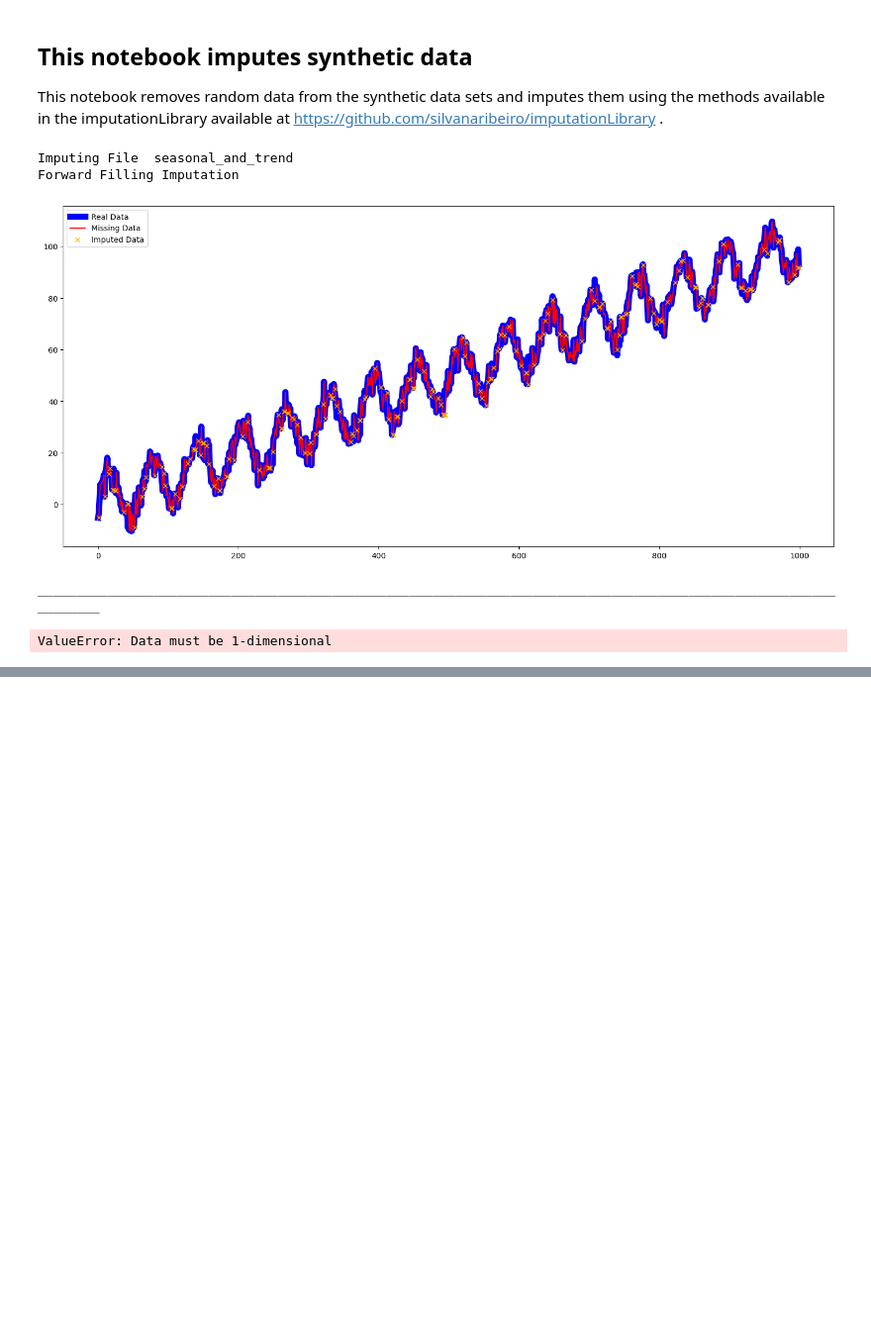
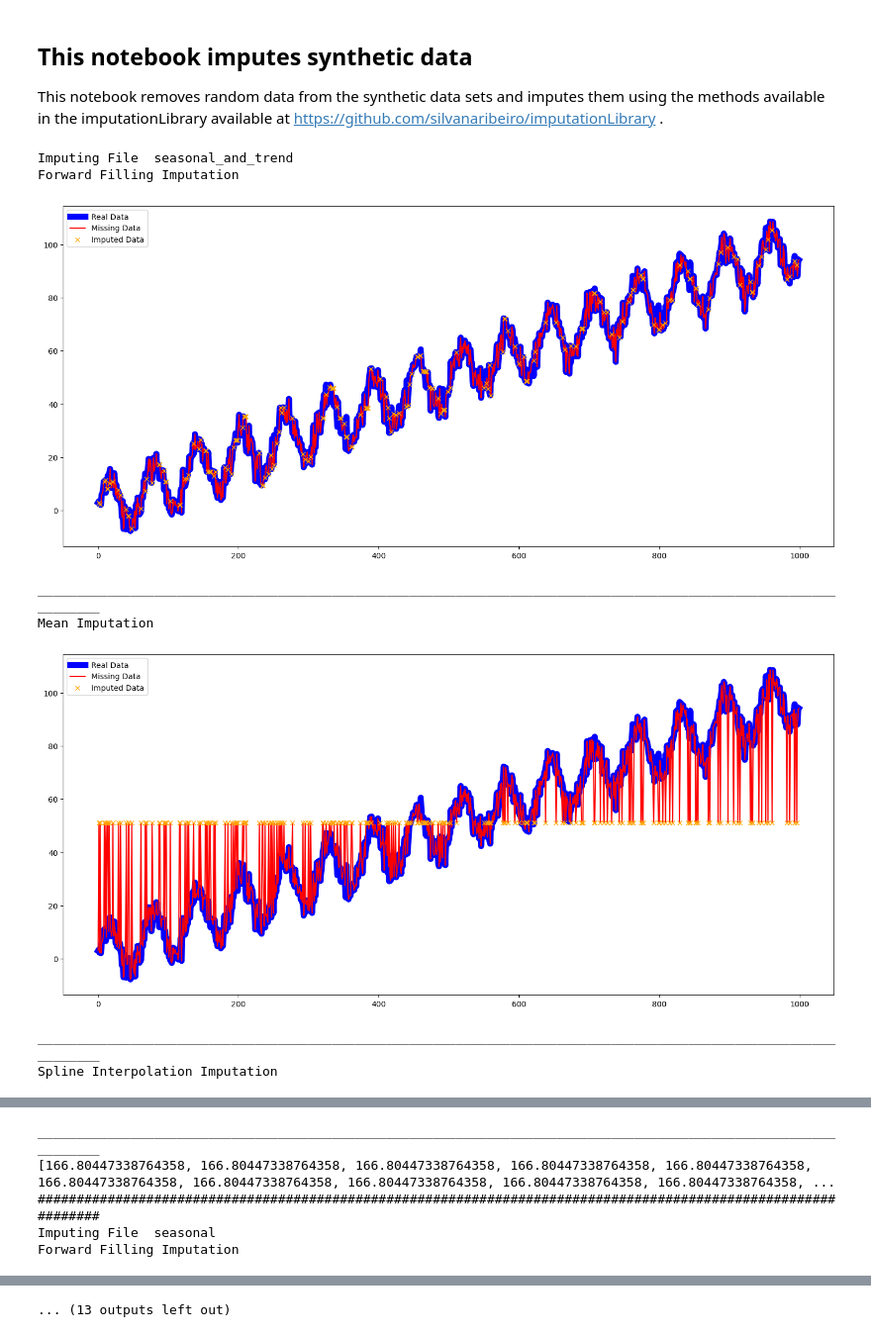
Before and after one commit to Alfieriek/MissingDataInTimeSeries, a Jupyter notebook: 00.01_Imputing Synthetic Data.ipynb, the cells around one changed output, grey strips where cells are left out. Shown at 99% size. Saved outputs shown, nothing was run; the diff lists cells and outputs as text; code cells hidden in the pictures; blank space fills up the shorter version.

```diff
--- a/00.01_Imputing Synthetic Data.ipynb
+++ b/00.01_Imputing Synthetic Data.ipynb
@@ -52,48 +52,51 @@ for file in files:
             dict_rmse[file+'_std_ff'] = np.std(list_ff)
 
         ##############################################################################################################
-        for count2 in range(REPETE):
-            imputed_rs = randomSampleImputation.inputTrainingData(df_missing, sliding_window_size = 0.03)
-            list_rs.append(mean_squared_error(imputed_rs, df_complete, squared=True))
-            if count == 0 and count2 == 0:
-                print("Random Sample Imputation")
-                util.plot(df_complete, df_missing, imputed_rs)
-                print("_______________________________________________________________________________________________________________")
-            elif count == REPETE-1 and count2 == REPETE-1:
-                dict_rmse[file+'_mean_rs'] = np.mean(list_rs)
-                dict_rmse[file+'_std_rs'] = np.std(list_rs)
+        # for count2 in range(REPETE):
+        #     imputed_rs = randomSampleImputation.inputTrainingData(df_missing, sliding_window_size = 0.03)
+        #     list_rs.append(mean_squared_error(imputed_rs, df_complete, squared=True))
+        #     if count == 0 and count2 == 0:
+        #         print("Random Sample Imputation")
+        #         util.plot(df_complete, df_missing, imputed_rs)
+        #         print("_______________________________________________________________________________________________________________")
+        #     elif count == REPETE-1 and count2 == REPETE-1:
+        #         dict_rmse[file+'_mean_rs'] = np.mean(list_rs)
+        #         dict_rmse[file+'_std_rs'] = np.std(list_rs)
 
         ##############################################################################################################
         imputed_mi = meanImputation.inputTrainingData(df_missing)
         list_mi.append(mean_squared_error(imputed_mi, df_complete, squared=True))
         if count == 0:
             print("Mean Imputation")
             util.plot(df_complete, df_missing, imputed_mi)
             print("_______________________________________________________________________________________________________________")
         elif count == REPETE-1:
             print(list_mi)
             dict_rmse[file+'_mean_mi'] = np.mean(list_mi)
             dict_rmse[file+'_std_mi'] = np.std(list_mi)
 
 
         ##############################################################################################################
         for count2 in range(REPETE):
             imputed_si = splineInterpolation.inputTrainingData(df_missing, derivate_order=2)
             list_si.append(mean_squared_error(imputed_si, df_complete, squared=True))
             if count == 0 and count2 == 0:
                 print("Spline Interpolation Imputation")
                 util.plot(df_complete, df_missing, imputed_si)
                 print("_______________________________________________________________________________________________________________")
             elif count == REPETE-1 and count2 == REPETE-1:
                 dict_rmse[file+'_mean_si'] = np.mean(list_si)
                 dict_rmse[file+'_std_si'] = np.std(list_si)
 
     print("###############################################################################################################")
 
 print(dict_rmse)
 # %% [output]
 Imputing File  seasonal_and_trend
 Forward Filling Imputation
-[figure, old version]
+[figure, new version]
 _______________________________________________________________________________________________________________
+Mean Imputation
+[figure, added]
-ValueError: Data must be 1-dimensional
+_______________________________________________________________________________________________________________
+Spline Interpolation Imputation
@@ -99,0 +104,5 @@ ValueError: Data must be 1-dimensional
+_______________________________________________________________________________________________________________
+[166.80447338764358, 166.80447338764358, 166.80447338764358, 166.80447338764358, 166.80447338764358, 166.80447338764358, 166.80447338764358, 166.80447338764358, 166.80447338764358, 166.80447338764358, ...
+###############################################################################################################
+Imputing File  seasonal
+Forward Filling Imputation
@@ -99,0 +116 @@ ValueError: Data must be 1-dimensional
+... (13 outputs left out)
```
Also changed, not shown: parts of 1 cell of this notebook, 7 other files.
